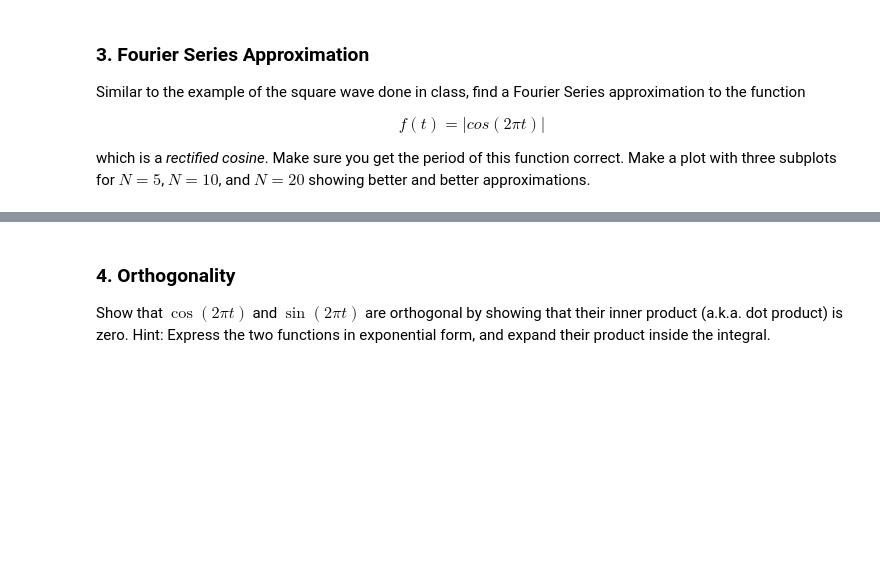
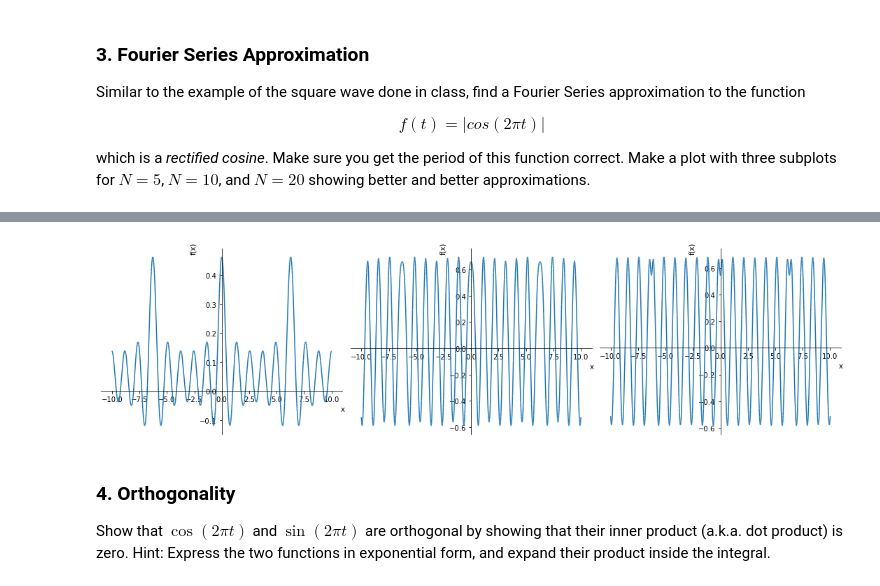
Before and after one commit to jwc0mbs3/eep502, a Jupyter notebook: combs_HW_06_Fourier_Due_11_21.ipynb, the cells around one changed output, grey strips where cells are left out. Drawn from its saved outputs; the diff is of its cells as text; code cells hidden in the pictures; blank space fills up the shorter version.

```diff
--- a/combs_HW_06_Fourier_Due_11_21.ipynb
+++ b/combs_HW_06_Fourier_Due_11_21.ipynb
@@ -66,3 +162,19 @@ which is a *rectified cosine*. Make sure you get the period of this function cor
+# %%
+a0 = (np.cos(2*np.pi**2)*np.sin(2*np.pi**2))/(2*np.pi**2)
+
+n = sp.Symbol('n')
+x = sp.Symbol('x')
+expr = ((sp.sin(-2*sp.pi*n + 4*sp.pi**2))/(-2*sp.pi*n + 4*sp.pi**2) + (sp.sin(2*sp.pi*n + 4*sp.pi**2))/(2*sp.pi*n + 4*sp.pi**2))*sp.cos(n*x)
+
+output1 = plot(a0 + sp.Sum(expr,(n,0,5)).doit(), show=False)
+
+output2 = plot(a0 + sp.Sum(expr,(n,0,10)).doit(), show=False)
+
+output3 = plot(a0 + sp.Sum(expr,(n,0,20)).doit(), show=False)
+
+PlotGrid(1,3, output1, output2, output3, size=(15,4));
+# %% [output]
+[figure, added]
 # %% [markdown]
 ### 4. Orthogonality
 
```
Also changed, not shown: parts of 6 cells of this notebook.
